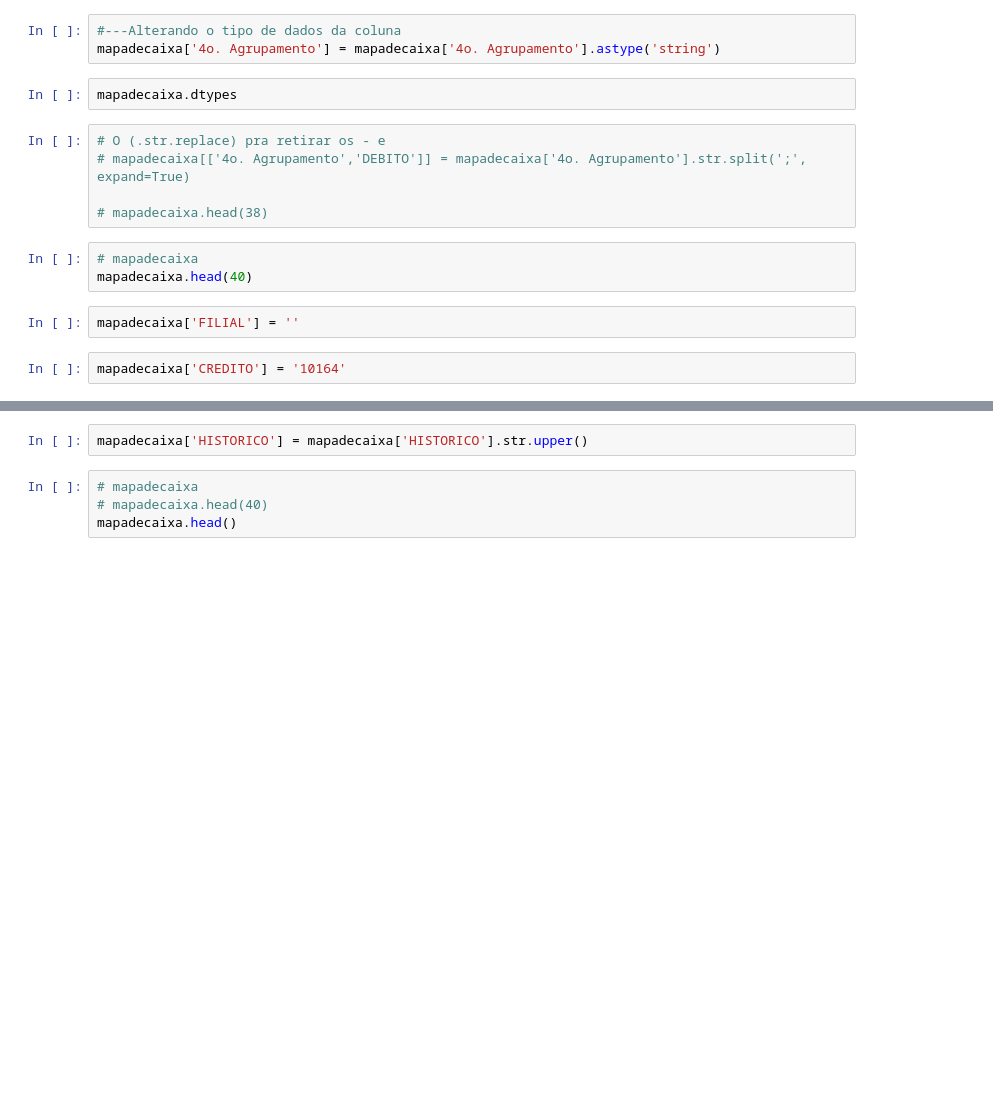
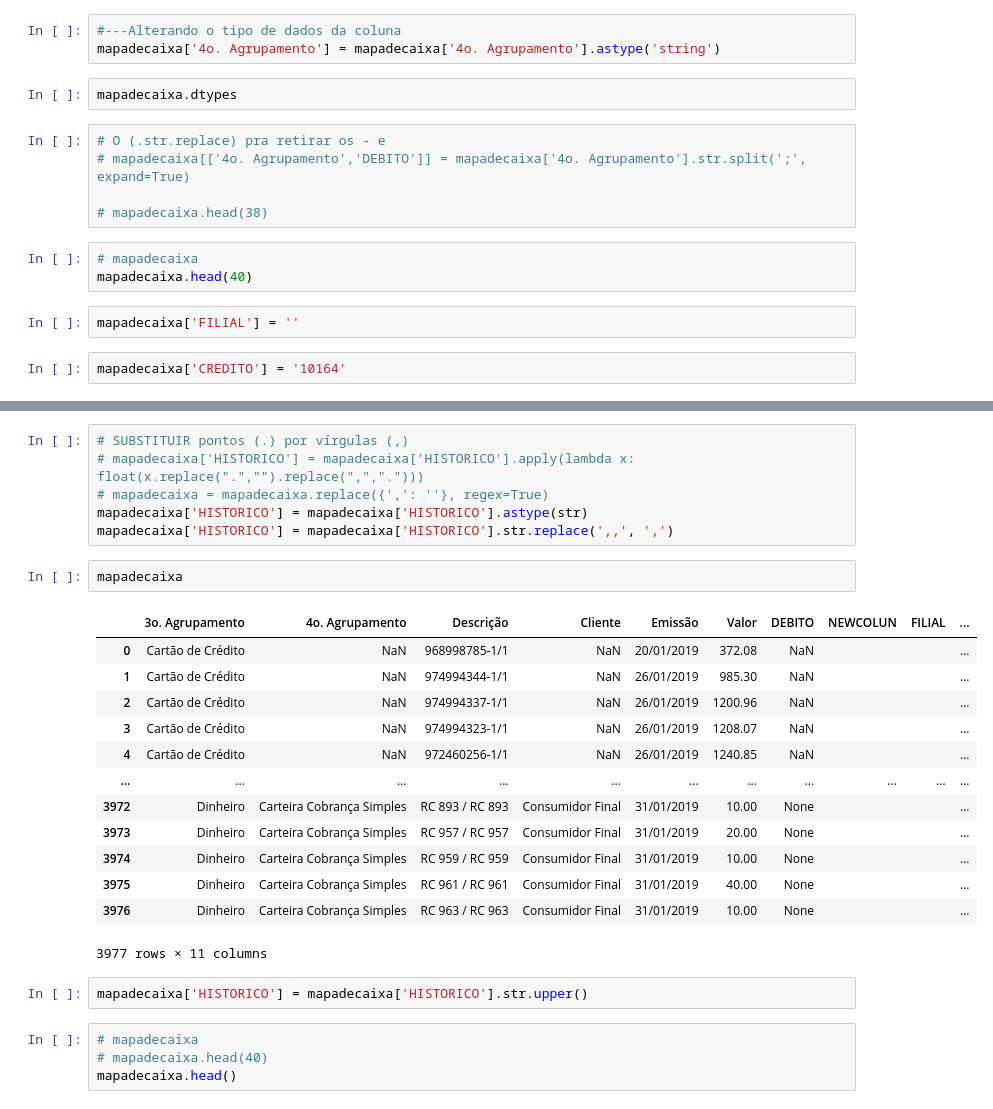
Before and after one commit to Miguellyto/csv---mapadecaixa, a Jupyter notebook: app2 copy.ipynb, the cells around one changed output, grey strips where cells are left out. Saved outputs shown, nothing was run; the diff lists cells and outputs as text; blank space fills up the shorter version.

Commit message:
SUBSTITUIR Pontos (.) por Vírgulas (,)

```diff
--- a/app2 copy.ipynb
+++ b/app2 copy.ipynb
@@ -69,3 +121,25 @@ mapadecaixa['HISTORICO'] = '10.01' + mapadecaixa['NEWCOLUN']+ "," + mapadecaixa[
+# %%
+# SUBSTITUIR pontos (.) por vírgulas (,)
+# mapadecaixa['HISTORICO'] = mapadecaixa['HISTORICO'].apply(lambda x: float(x.replace(".","").replace(",",".")))
+# mapadecaixa = mapadecaixa.replace({',': ''}, regex=True)
+mapadecaixa['HISTORICO'] = mapadecaixa['HISTORICO'].astype(str)
+mapadecaixa['HISTORICO'] = mapadecaixa['HISTORICO'].str.replace(',,', ',')
+# %%
+mapadecaixa
+# %% [output]
+|  | 3o. Agrupamento | 4o. Agrupamento | Descrição | Cliente | Emissão | Valor | DEBITO | NEWCOLUN | FILIAL | ... |
+| 0 | Cartão de Crédito | NaN | 968998785-1/1 | NaN | 20/01/2019 | 372.08 | NaN |  |  | ... |
+| 1 | Cartão de Crédito | NaN | 974994344-1/1 | NaN | 26/01/2019 | 985.30 | NaN |  |  | ... |
+| 2 | Cartão de Crédito | NaN | 974994337-1/1 | NaN | 26/01/2019 | 1200.96 | NaN |  |  | ... |
+| 3 | Cartão de Crédito | NaN | 974994323-1/1 | NaN | 26/01/2019 | 1208.07 | NaN |  |  | ... |
+| 4 | Cartão de Crédito | NaN | 972460256-1/1 | NaN | 26/01/2019 | 1240.85 | NaN |  |  | ... |
+| ... | ... | ... | ... | ... | ... | ... | ... | ... | ... | ... |
+| 3972 | Dinheiro | Carteira Cobrança Simples | RC 893 / RC 893 | Consumidor Final | 31/01/2019 | 10.00 | None |  |  | ... |
+| 3973 | Dinheiro | Carteira Cobrança Simples | RC 957 / RC 957 | Consumidor Final | 31/01/2019 | 20.00 | None |  |  | ... |
+| 3974 | Dinheiro | Carteira Cobrança Simples | RC 959 / RC 959 | Consumidor Final | 31/01/2019 | 10.00 | None |  |  | ... |
+| 3975 | Dinheiro | Carteira Cobrança Simples | RC 961 / RC 961 | Consumidor Final | 31/01/2019 | 40.00 | None |  |  | ... |
+| 3976 | Dinheiro | Carteira Cobrança Simples | RC 963 / RC 963 | Consumidor Final | 31/01/2019 | 10.00 | None |  |  | ... |
+3977 rows × 11 columns
 # %%
 mapadecaixa['HISTORICO'] = mapadecaixa['HISTORICO'].str.upper()
 # %%
```
Also changed, not shown: parts of 10 cells of this notebook, 1 other file.
